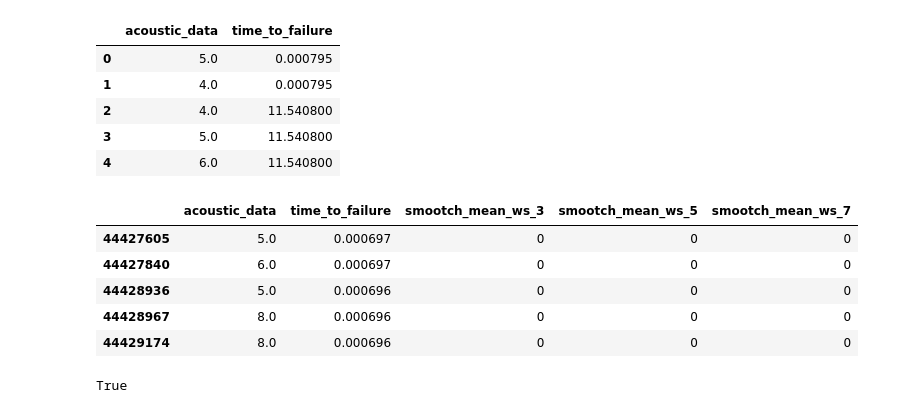
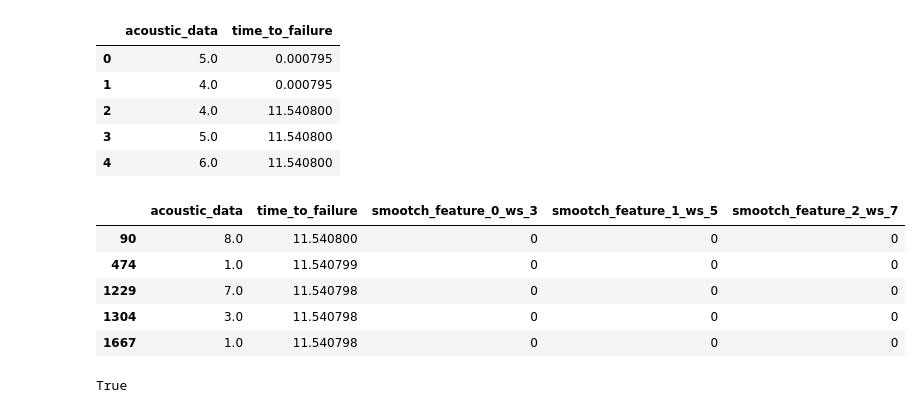
Before and after one commit to contemplat0r/LANL_Earthquake_Prediction, a Jupyter notebook: lanl-models-with-parallel-earthquakes.ipynb, the cells around one changed output. Saved outputs shown, nothing was run; the diff lists cells and outputs as text; code cells hidden in the pictures.

```diff
--- a/lanl-models-with-parallel-earthquakes.ipynb
+++ b/lanl-models-with-parallel-earthquakes.ipynb
@@ -167,10 +169,13 @@ def add_features(
 
     print("before data_series")
     sample_df = df.iloc[sample_indexes]
+    sample_df.reset_index()
 
+    print("sample_df.index[:5]:", sample_df.index[:5])
+    print("sample_df.index[-5:]:", sample_df.index[-5:])
 
     #data_series = df[sample_indexes]['acoustic_data']
-    print("data_series.head()\n", data_series.head())
+    print("acoustic_data_series.head()\n", acoustic_data_series.head())
 
     #sample_df = df[sample_indexes]
     for feature_name in smootch_feature_names:
@@ -178,7 +183,7 @@ def add_features(
     begin_smootch_features_value = []
     end_smootch_features_value = []
 
-    sample_indexes_set = set(sample_df.index.tolist())
+    sample_indexes_set = set(sample_indexes)
     begin_indexes_set = set()
     end_indexes_set = set()
 
@@ -215,26 +220,31 @@ def add_features(
         if in_window_begin_indexes:
             begin_indexes_set.union(set(in_window_begin_indexes))
             print("if begin_indexes")
-            for i, b_idx in enumerate(in_window_begin_indexes):
-
+            for b_idx in in_window_begin_indexes:
                 sample_df.iloc[b_idx][feature_name] = df[b_idx]['acoustic_data'] - df.iloc[first_index:first_index + window_size]['acoustic_data'].mean()
         if in_window_end_indexes:
             end_indexes_set.union(set(in_window_end_indexes))
             print("if end_indexes")
-            for i, e_idx in enumerate(in_window_end_indexes):
+            for e_idx in in_window_end_indexes:
                 sample_df.iloc[e_idx][feature_name] = df[e_idx]['acoustic_data'] - df.iloc[last_index - window_size:]['acoustic_data'].mean()
-
+    print("begin_indexes_set:", begin_indexes_set)
+    print("end_indexes_set:", end_indexes_set)
     sample_indexes_set.difference(begin_indexes_set)
     sample_indexes_set.difference(end_indexes_set)
-    for i in sorted(tuple(sample_indexes_set)):
+    sorted_sample_indexes = sorted(tuple(sample_indexes_set))
+    #for i in sorted(tuple(sample_indexes_set)):
+    for i in sample_df.shape[0]:
         print("i:", i)
+        print("i in sample_df.index", i in sample_df.index)
         temp_value = 0
         for feature_name, half_window_size in zip(smootch_feature_names, half_windows_size):
             #half_window_size = window_size // 2
             #data_series = df['acoustic_data']
 
             feature_value = acoustic_data_series.iloc[i - half_window_size:i + half_window_size].mean()
-            sample_df.iloc[i][feature_name] = acoustic_data_series.iloc[i] - feature_value
+            temp_value = acoustic_data_series.iloc[i] - feature_value
+            print("temp_value:", temp_value)
+            sample_df.iloc[i][feature_name] = temp_value
             #print("feature_value:", feature_value)
             #acoustic_data_series.iloc[i]
             '''
@@ -382,7 +392,7 @@ earthquake_1_with_additional_features_df = features_maker(earthquake_1_df)
 #np.random.randint?
 # %%
 %%time
-earthquake_1_with_additional_features_df = add_features(earthquake_1_df)
+earthquake_1_with_additional_features_df = add_features(earthquake_1_df, sample_size=100)
 # %% [output]
 half_windows_size:
  [1, 2, 3]
@@ -429,14 +439,14 @@ earthquake_1_df.head()
 | 3 | 5.0 | 11.540800 |
 | 4 | 6.0 | 11.540800 |
 # %%
-earthquake_1_with_additional_features_df.tail()
+earthquake_1_with_additional_features_df.head()
 # %% [output]
-|  | acoustic_data | time_to_failure | smootch_mean_ws_3 | smootch_mean_ws_5 | smootch_mean_ws_7 |
-| 44427605 | 5.0 | 0.000697 | 0 | 0 | 0 |
-| 44427840 | 6.0 | 0.000697 | 0 | 0 | 0 |
-| 44428936 | 5.0 | 0.000696 | 0 | 0 | 0 |
-| 44428967 | 8.0 | 0.000696 | 0 | 0 | 0 |
-| 44429174 | 8.0 | 0.000696 | 0 | 0 | 0 |
+|  | acoustic_data | time_to_failure | smootch_feature_0_ws_3 | smootch_feature_1_ws_5 | smootch_feature_2_ws_7 |
+| 90 | 8.0 | 11.540800 | 0 | 0 | 0 |
+| 474 | 1.0 | 11.540799 | 0 | 0 | 0 |
+| 1229 | 7.0 | 11.540798 | 0 | 0 | 0 |
+| 1304 | 3.0 | 11.540798 | 0 | 0 | 0 |
+| 1667 | 1.0 | 11.540798 | 0 | 0 | 0 |
 # %%
 e_1_idx = earthquake_1_df.index
 # %%
```
Also changed, not shown: parts of 7 cells of this notebook.
